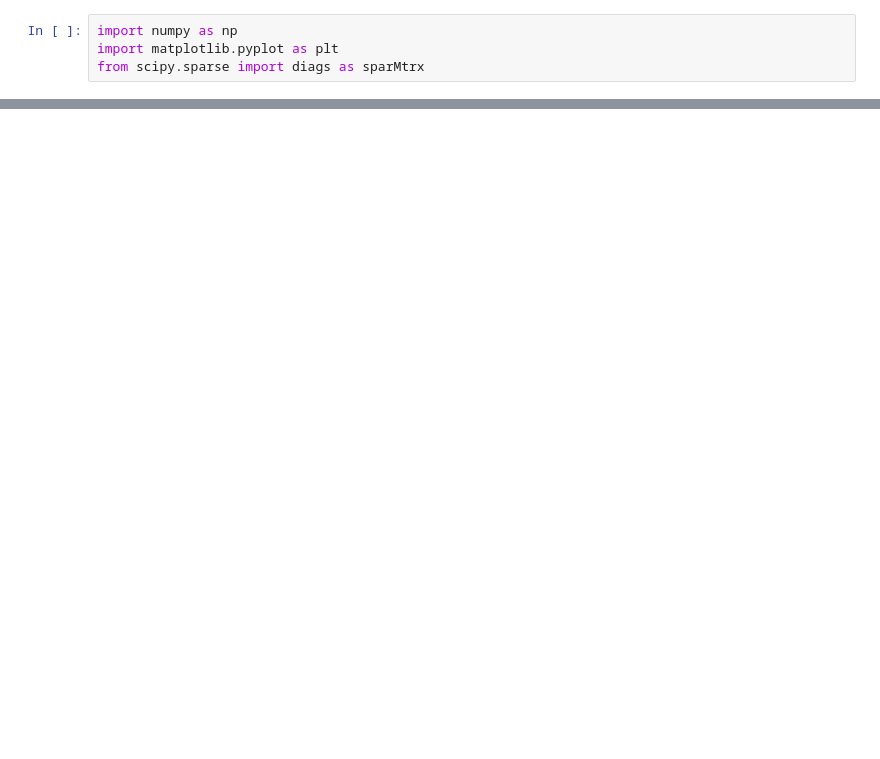
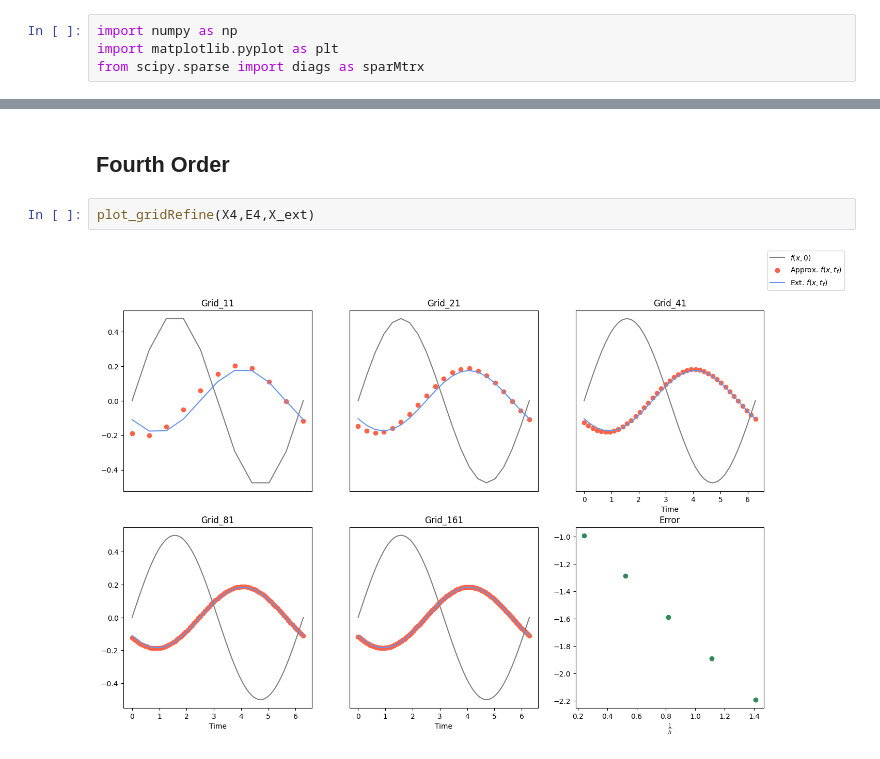
Before and after one commit to michaelStoddard/CFD, a Jupyter notebook: Assignments/HW_2.ipynb, the cells around one changed output, grey strips where cells are left out. Drawn from its saved outputs; the diff is of its cells as text; blank space fills up the shorter version.

```diff
--- a/Assignments/HW_2.ipynb
+++ b/Assignments/HW_2.ipynb
@@ -189,0 +506,6 @@ ValueError: could not broadcast input array from shape (10,) into shape (3,3)
+# %% [markdown]
+## Fourth Order
+# %%
+plot_gridRefine(X4,E4,X_ext)
+# %% [output]
+[figure, added]
```
Also changed, not shown: parts of 54 cells of this notebook.
